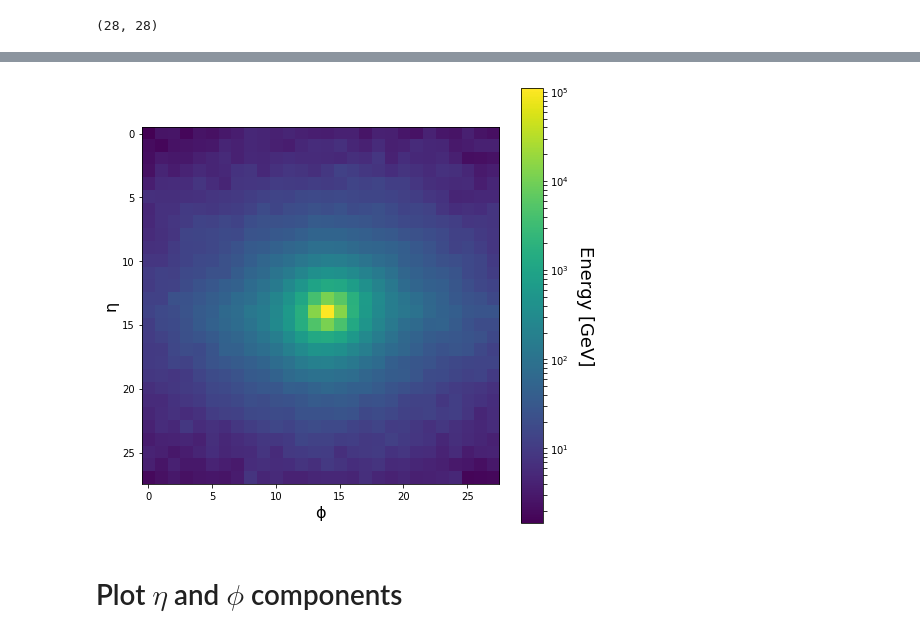
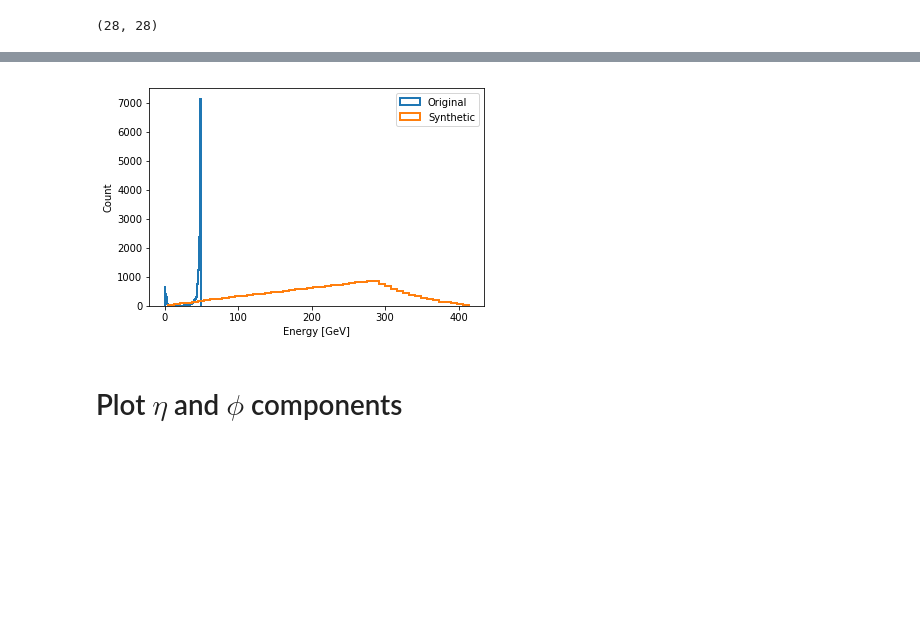
Before and after one commit to SPRACE/calo-simulation, a Jupyter notebook: notebooks/Data Plotting.ipynb, the cells around one changed output, grey strips where cells are left out. Cells and saved outputs as stored; diff of their text form; code cells hidden in the pictures; blank space fills up the shorter version.

```diff
--- a/notebooks/Data Plotting.ipynb
+++ b/notebooks/Data Plotting.ipynb
@@ -34,3 +51,6 @@ eminus_data_sum = np.sum(eminus_data, axis=0)
+# %%
+eminus_data_sum = sum_energy(eminus_data)
+synthetic_data_sum = sum_energy(synthetic_data)
 # %%
 eminus_data_sum.shape
 # %% [output]
@@ -52,7 +58,9 @@ piminus_integrated_signal = np.sum(piminus_data, axis=0)
-# %%
-plot_hist(piminus_integrated_signal)
-# %% [output]
-[figure, removed]
+# %%
+plot_energy_hist(data=(eminus_data_sum,synthetic_data_sum),bins=50,
+                 filename = "synt_energy_histo.pdf",xlabel="Energy [GeV]", ylabel="Count",
+                 legend=("Original", "Synthetic"))
+# %% [output]
+[figure, added]
 # %% [markdown]
 # Plot $\eta$ and $\phi$ components
 # %%
```
Also changed, not shown: parts of 49 cells of this notebook.
